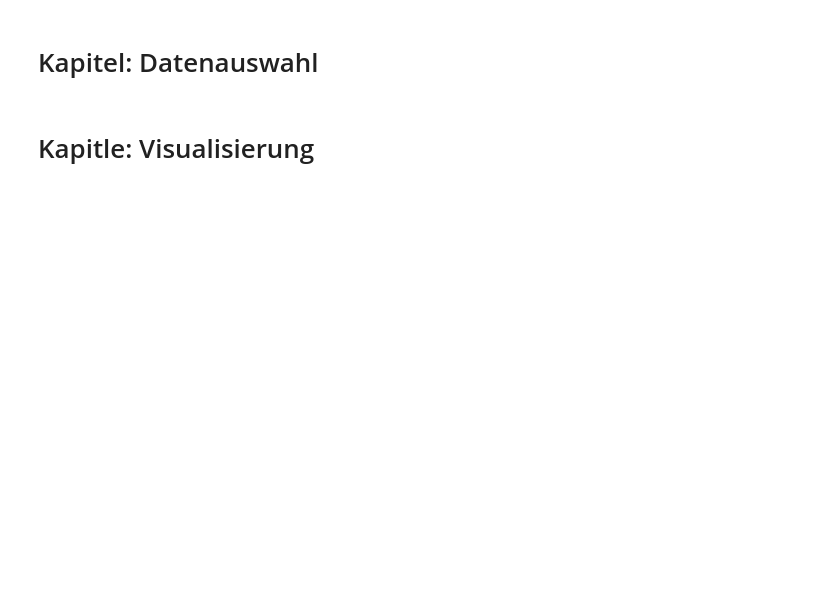
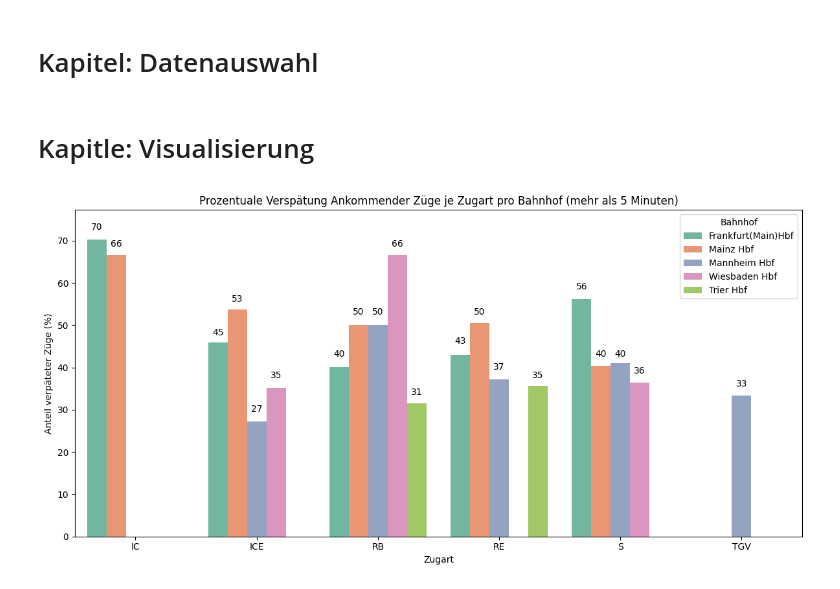
Before and after one commit to luca910/bahn-mining, a Jupyter notebook: graphics_final.ipynb, the cells around one changed output. Cells and saved outputs as stored; diff of their text form; code cells hidden in the pictures; blank space fills up the shorter version.

Commit message:
Anpassungen zur finalen Visualisierung

```diff
--- a/graphics_final.ipynb
+++ b/graphics_final.ipynb
@@ -678,12 +792,21 @@ def calculate_cancellations_by_week(
 # Kapitel: Datenauswahl
 # %%
 # 1. CSV-Daten laden
-data = load_csv_as_data_x('sql/csv/dp-superquery.csv')
+arrival_data = load_csv_as_data_x('sql/csv/ar-superquery.csv')
+depature_data = load_csv_as_data_x('sql/csv/dp-superquery.csv')
+
 
 # 2. Daten filtern (optional)
-filtered_data = filter_data_x(
-    data=data,
+arrival_filtered_data = filter_data_x(
+    data=arrival_data,
     evas=None,          # Bahnhof nach EVA-Nummer (Optional, None wenn nicht benötigt, z.B. 8000244, 8000250 oder 8000134)
     date=None,         # Datum im Format 'YYYY-MM-DD' (Optional, None wenn nicht benötigt)
     week_number=None   # Kalenderwoche (Optional, None wenn nicht benötigt)
 )
+
+depature_filtered_data = filter_data_x(
+    data=depature_data,
+    evas=None,          # Bahnhof nach EVA-Nummer (Optional, None wenn nicht benötigt, z.B. 8000244, 8000250 oder 8000134)
+    date=None,         # Datum im Format 'YYYY-MM-DD' (Optional, None wenn nicht benötigt)
+    week_number=None   # Kalenderwoche (Optional, None wenn nicht benötigt)
+)
@@ -732,0 +825,19 @@ def plot_cancellations_by_week(data, x_column='X', y_column='Y', title='Ausfäll
+# %%
+# 3. arrival_percentage_delay_by_categorie_more_than_5.png
+percentage_delay_data = calculate_percentage_delay_by_category_and_station_x(
+    data=arrival_filtered_data,
+    delay_threshold=5,  # Schwellenwert in Minuten
+    categories=["IC", "ICE", "RB", "RE", "S", "TGV"],
+    combine_all_categories=False
+)
+plot_bar_chart_by_category_and_station_x(
+        data=percentage_delay_data,
+        title='Prozentuale Verspätung Ankommender Züge je Zugart pro Bahnhof (mehr als 5 Minuten)',
+        x_axis_label='Zugart',
+        y_axis_label='Anteil verpäteter Züge (%)',
+        fig_size_x=12,
+        fig_size_y=6,
+        int_value=True,        # Bei Prozentualen Ausfällen muss es hier "False" sein
+    )
+# %% [output]
+[figure, added]
```
Also changed, not shown: parts of 15 cells of this notebook.
